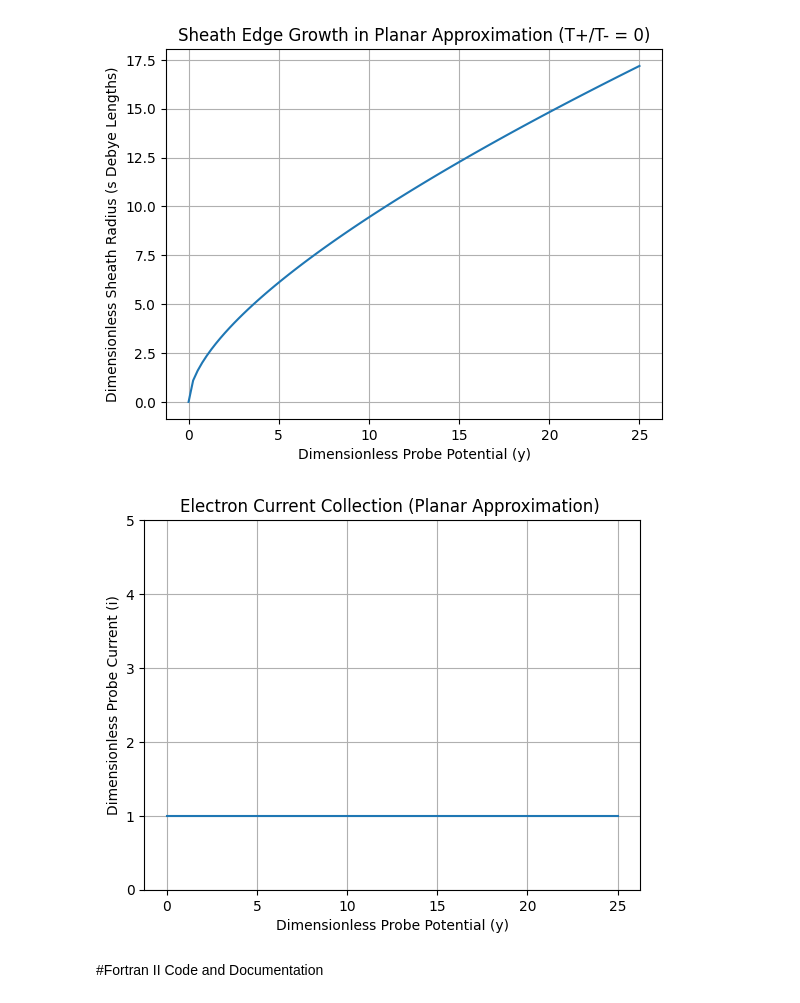
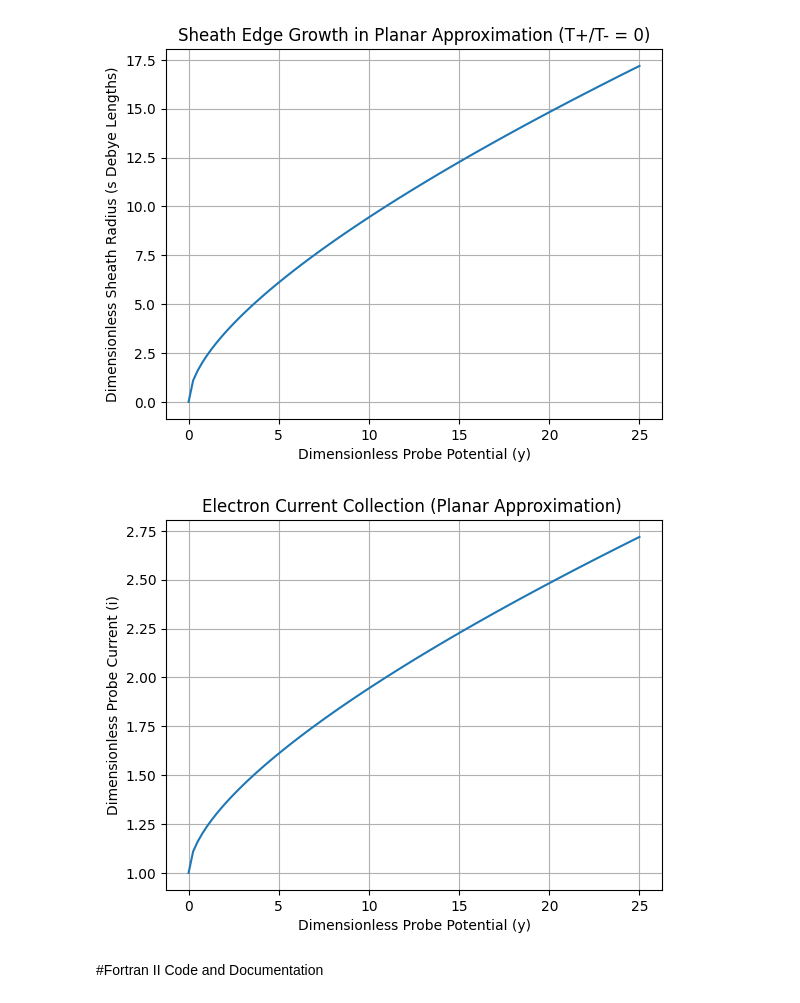
Before and after one commit to russburns/Laframboise1966Code, a Jupyter notebook: MAIN_PROGRAM_3.ipynb, the cells around one changed output. Saved outputs shown, nothing was run; the diff lists cells and outputs as text; code cells hidden in the pictures.

```diff
--- a/MAIN_PROGRAM_3.ipynb
+++ b/MAIN_PROGRAM_3.ipynb
@@ -51,19 +51,19 @@ plt.show()
 # %%
 #By F.18, i(y) = 1 + (Debye_Length/Probe_Radius)*s(y)
 #In the planar approximation, (Debye_Length/Probe_Radius) = 0. Thus, we construct the first part of collected electron probe current for T+/T-=0. As described on Page 29, these currents are upper bounds.
 #This collected current is understood to begin at the plasma potential. Here, it immediately saturates. However, Laframboise's saturation criterion is not identical to the Bohm criterion.
 
-ratio = 0
+ratio = 1/10
 i = 1 + ratio*s
 plt.plot(y, i)
-plt.ylim(0, 5)
+#plt.ylim(0, 5)
 plt.xlabel("Dimensionless Probe Potential (y)")
 plt.ylabel("Dimensionless Probe Current (i)")
 plt.title("Electron Current Collection (Planar Approximation) ")
 plt.grid()
 plt.show()
 # %% [output]
-[figure, old version]
+[figure, new version]
 # %% [markdown]
 #Fortran II Code and Documentation
 # %% [markdown]
```
Also changed, not shown: parts of 1 cell of this notebook.
